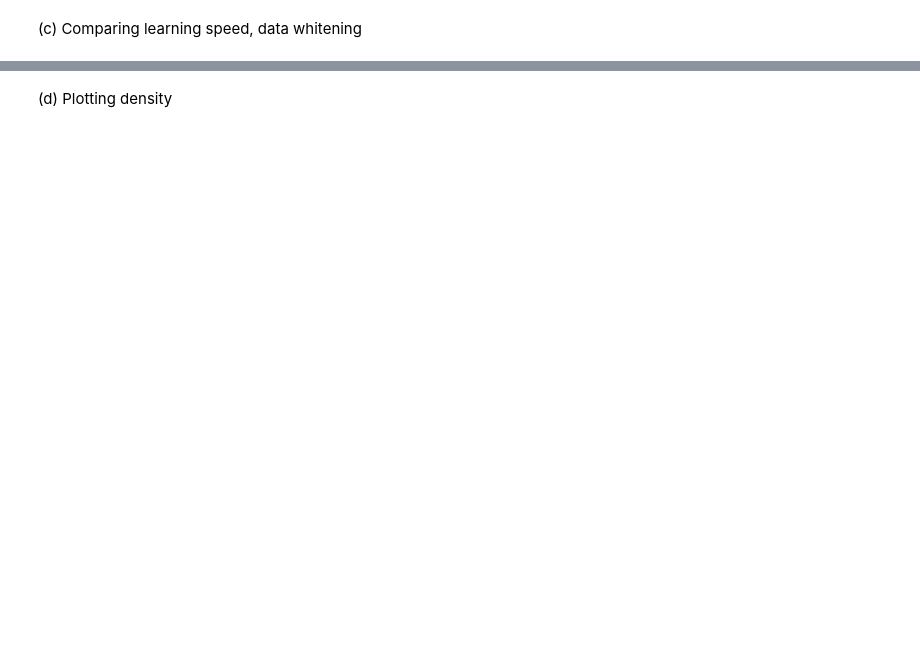
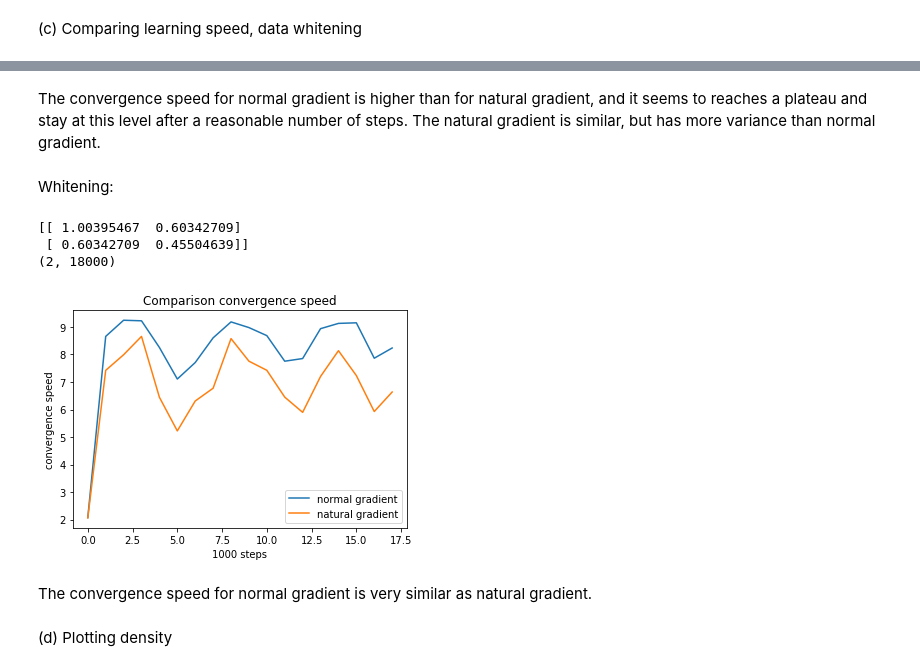
Before and after one commit to davidmunkacsi93/machine-intelligence, a Jupyter notebook: 05_ICA/Sheet5_ICA.ipynb, the cells around one changed output, grey strips where cells are left out. Drawn from its saved outputs; the diff is of its cells as text; code cells hidden in the pictures; blank space fills up the shorter version.

```diff
--- a/05_ICA/Sheet5_ICA.ipynb
+++ b/05_ICA/Sheet5_ICA.ipynb
@@ -14,0 +58,5 @@ import pandas as pd
+# %%
+# remove temporal structure by permutation
+x_per = x[:, np.random.permutation(range(0,p))]
+print(x_per[:,:10])
+print("x_per=" + str(x_per.shape))
@@ -115,0 +100,5 @@ final=[[ 0.42626385 -1.95661622]
+# %%
+#center the data
+mean = np.mean(x_per,axis=1, keepdims=True)
+x_per = x_per - mean;
+print("\n mean: " + str(mean))
@@ -115,0 +110,5 @@ final=[[ 0.42626385 -1.95661622]
+# %%
+#initialize W at random
+W_init = np.random.rand(2,2)
+W_nat_init = np.copy(W_init)
+print("W_nat=" + str(W_nat_init))
@@ -202,2 +282,32 @@ NameError: name 'unmixedNormal' is not defined
+# %% [markdown]
+The convergence speed for normal gradient is higher than for natural gradient, and it seems to reaches a plateau and stay at this level after a reasonable number of steps.
+The natural gradient is similar, but has more variance than normal gradient.
+# %% [markdown]
+Whitening:
+# %%
+cov = np.cov(x_per)
+print(cov)
+eigval, eigvec = np.linalg.eig(cov)
+Lambda = np.diag(1/np.sqrt(eigval))
+x_white = (x_per.T @ eigvec @ Lambda).T
+print(x_white.shape)
+
+W_w, W_nat_w, convSpeed_w = perform_ica(x_white, W_init, W_nat_init)
+
+plt.figure()
+norm_label_w, = plt.plot(convSpeed_w[:,0], label='normal gradient')
+nat_label_w, = plt.plot(convSpeed_w[:,1], label='natural gradient')
+plt.xlabel('1000 steps')
+plt.ylabel('convergence speed')
+plt.title('Comparison convergence speed')
+plt.legend(handles=[norm_label_w, nat_label_w])
+plt.show()
+# %% [output]
+[[ 1.00395467  0.60342709]
+ [ 0.60342709  0.45504639]]
+(2, 18000)
+[figure, added]
+# %% [markdown]
+The convergence speed for normal gradient is very similar as natural gradient.
 # %% [markdown]
 (d) Plotting density
```
Also changed, not shown: parts of 22 cells of this notebook, 5 other files.
